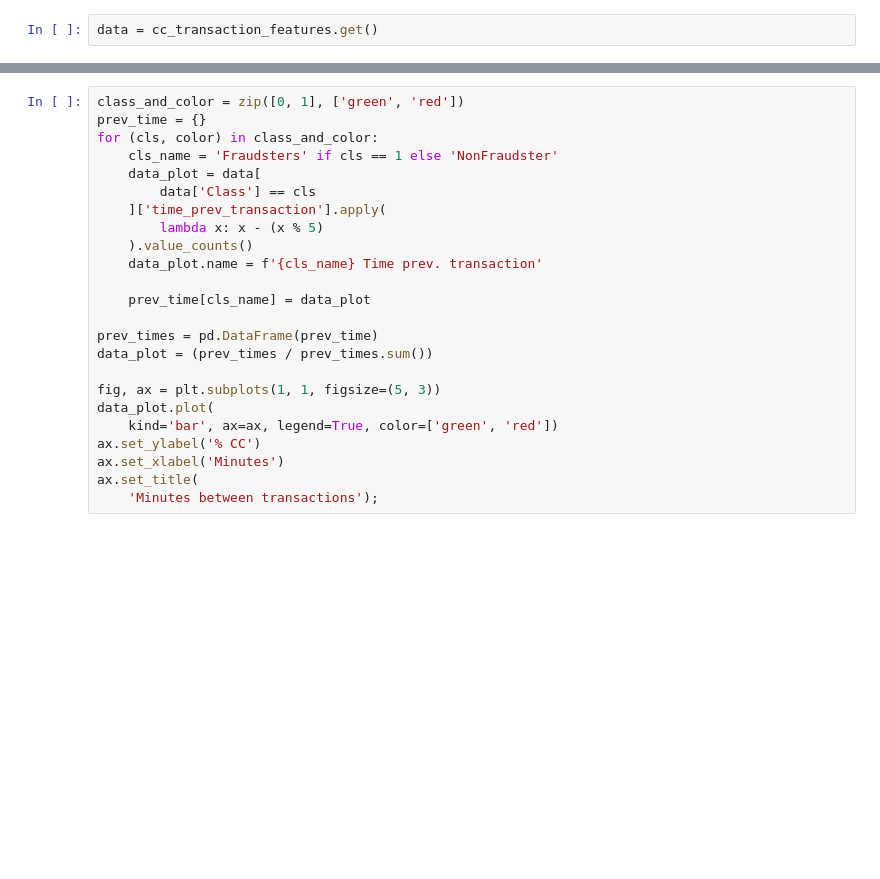
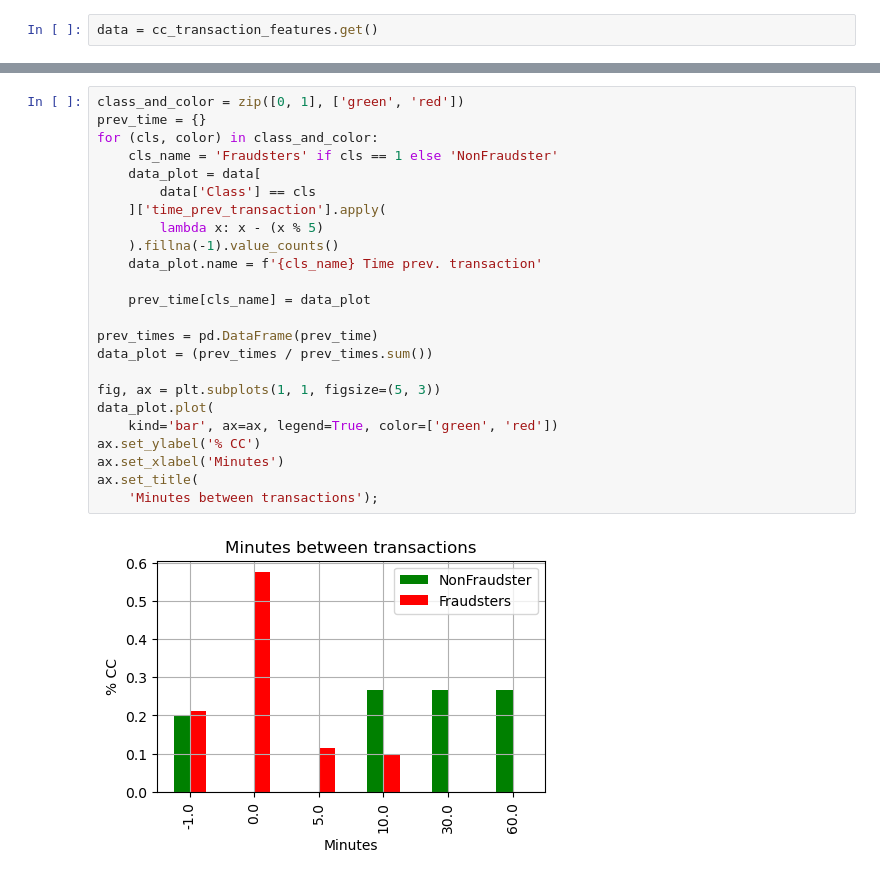
Before and after one commit to RaulSanchezVazquez/fraud_prevention, a Jupyter notebook: notebooks/1_Data_Exploration_and_Preparation.ipynb, the cells around one changed output, grey strips where cells are left out. Drawn from its saved outputs; the diff is of its cells as text; blank space fills up the shorter version.

```diff
--- a/notebooks/1_Data_Exploration_and_Preparation.ipynb
+++ b/notebooks/1_Data_Exploration_and_Preparation.ipynb
@@ -193,27 +190,29 @@ plt.show()
 # %%
 class_and_color = zip([0, 1], ['green', 'red'])
 prev_time = {}
 for (cls, color) in class_and_color:
     cls_name = 'Fraudsters' if cls == 1 else 'NonFraudster'
     data_plot = data[
         data['Class'] == cls
     ]['time_prev_transaction'].apply(
         lambda x: x - (x % 5)
-    ).value_counts()
+    ).fillna(-1).value_counts()
     data_plot.name = f'{cls_name} Time prev. transaction'
 
     prev_time[cls_name] = data_plot
 
 prev_times = pd.DataFrame(prev_time)
 data_plot = (prev_times / prev_times.sum())
 
 fig, ax = plt.subplots(1, 1, figsize=(5, 3))
 data_plot.plot(
     kind='bar', ax=ax, legend=True, color=['green', 'red'])
 ax.set_ylabel('% CC')
 ax.set_xlabel('Minutes')
 ax.set_title(
     'Minutes between transactions');
+# %% [output]
+[figure, added]
 # %%
 class_and_color = zip([0, 1], ['green', 'red'])
 prev_time = {}
```
Also changed, not shown: parts of 20 cells of this notebook, 3 other files.
